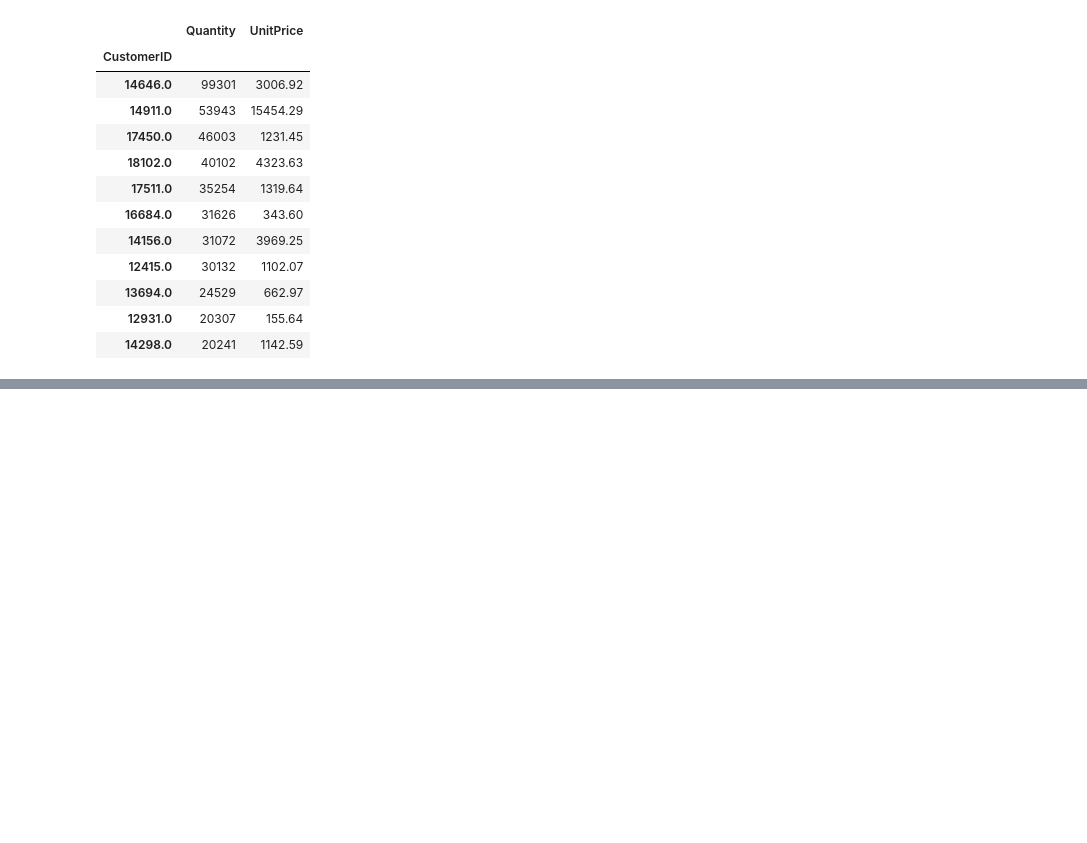
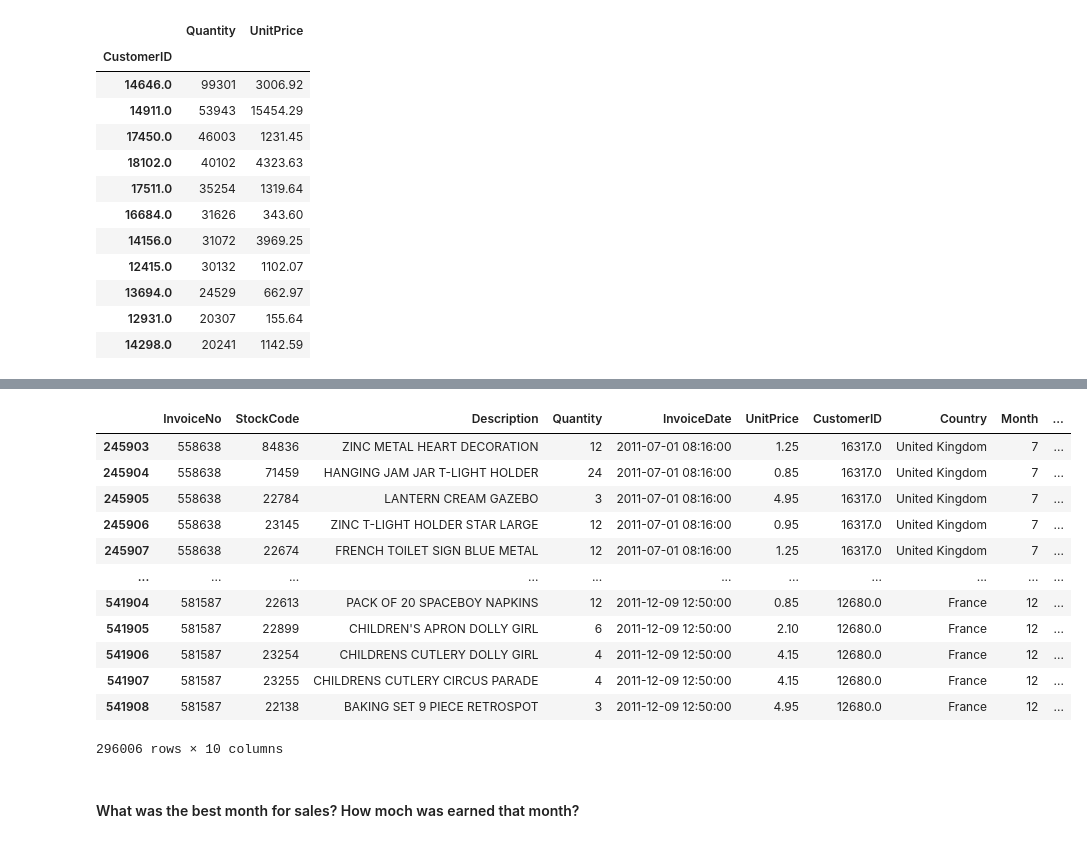
Before and after one commit to georgiev-ventsi/ecommerce-data-analysis, a Jupyter notebook: E-commerce_analysis.ipynb, the cells around one changed output, grey strips where cells are left out. Cells and saved outputs as stored; diff of their text form; code cells hidden in the pictures; blank space fills up the shorter version.

```diff
--- a/E-commerce_analysis.ipynb
+++ b/E-commerce_analysis.ipynb
@@ -488,0 +489,18 @@ make_column_sales(h1_2011)
+# %%
+make_column_sales(h2_2011)
+# %% [output]
+|  | InvoiceNo | StockCode | Description | Quantity | InvoiceDate | UnitPrice | CustomerID | Country | Month | ... |
+| 245903 | 558638 | 84836 | ZINC METAL HEART DECORATION | 12 | 2011-07-01 08:16:00 | 1.25 | 16317.0 | United Kingdom | 7 | ... |
+| 245904 | 558638 | 71459 | HANGING JAM JAR T-LIGHT HOLDER | 24 | 2011-07-01 08:16:00 | 0.85 | 16317.0 | United Kingdom | 7 | ... |
+| 245905 | 558638 | 22784 | LANTERN CREAM GAZEBO | 3 | 2011-07-01 08:16:00 | 4.95 | 16317.0 | United Kingdom | 7 | ... |
+| 245906 | 558638 | 23145 | ZINC T-LIGHT HOLDER STAR LARGE | 12 | 2011-07-01 08:16:00 | 0.95 | 16317.0 | United Kingdom | 7 | ... |
+| 245907 | 558638 | 22674 | FRENCH TOILET SIGN BLUE METAL | 12 | 2011-07-01 08:16:00 | 1.25 | 16317.0 | United Kingdom | 7 | ... |
+| ... | ... | ... | ... | ... | ... | ... | ... | ... | ... | ... |
+| 541904 | 581587 | 22613 | PACK OF 20 SPACEBOY NAPKINS | 12 | 2011-12-09 12:50:00 | 0.85 | 12680.0 | France | 12 | ... |
+| 541905 | 581587 | 22899 | CHILDREN'S APRON DOLLY GIRL | 6 | 2011-12-09 12:50:00 | 2.10 | 12680.0 | France | 12 | ... |
+| 541906 | 581587 | 23254 | CHILDRENS CUTLERY DOLLY GIRL | 4 | 2011-12-09 12:50:00 | 4.15 | 12680.0 | France | 12 | ... |
+| 541907 | 581587 | 23255 | CHILDRENS CUTLERY CIRCUS PARADE | 4 | 2011-12-09 12:50:00 | 4.15 | 12680.0 | France | 12 | ... |
+| 541908 | 581587 | 22138 | BAKING SET 9 PIECE RETROSPOT | 3 | 2011-12-09 12:50:00 | 4.95 | 12680.0 | France | 12 | ... |
+296006 rows × 10 columns
+# %% [markdown]
+#### What was the best month for sales? How moch was earned that month?
```
Also changed, not shown: parts of 39 cells of this notebook.
